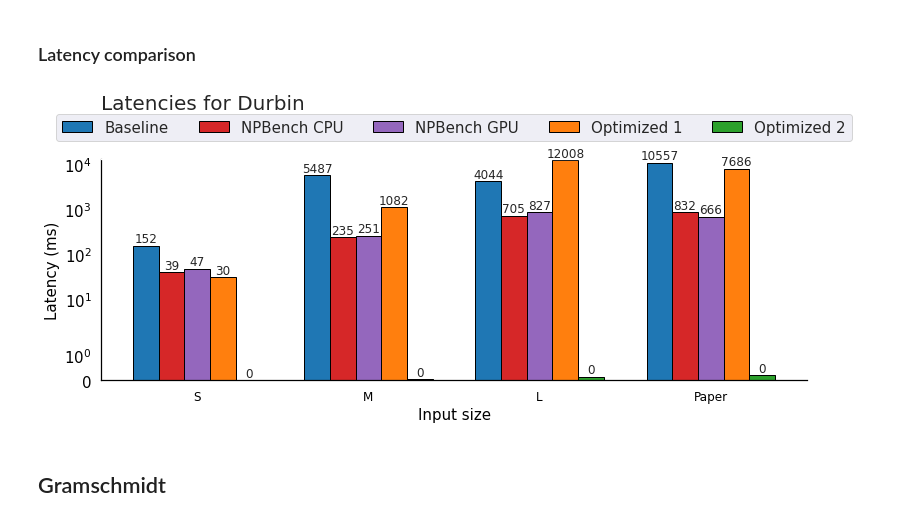
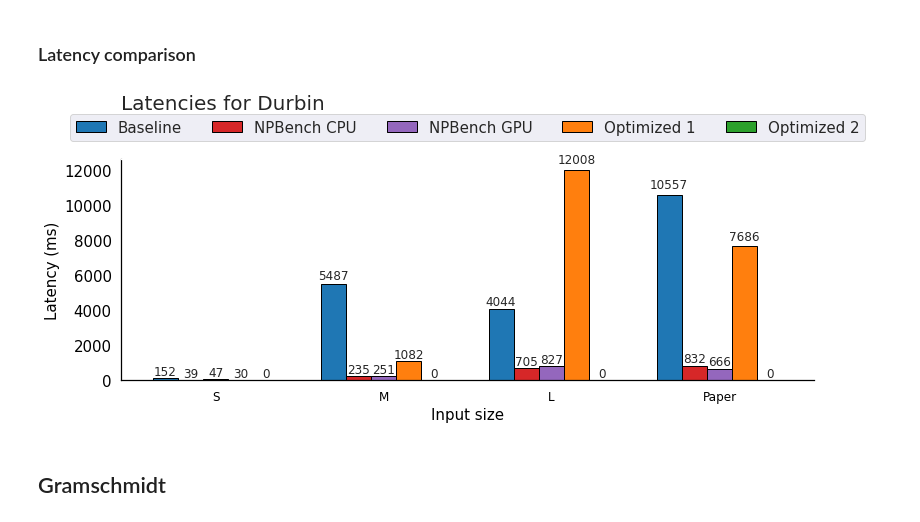
Before and after one commit to fabianlandwehr1/DPHPC-Project, a Jupyter notebook: graphs/DPHPC Graphs.ipynb, the cells around one changed output. Cells and saved outputs as stored; diff of their text form; code cells hidden in the pictures.

```diff
--- a/graphs/DPHPC Graphs.ipynb
+++ b/graphs/DPHPC Graphs.ipynb
@@ -418,35 +420,35 @@ def autolabel(rects):
                 ha='center', va='bottom')
 
 autolabel(rects1)
 autolabel(rects2)
 autolabel(rects3)
 autolabel(rects4)
 autolabel(rects5)
 
 ## PLOT settings #########################################################################
 
 ax1.set_title('Latencies for {}'.format(kernel_name), loc='left', pad = 50)
 ax1.set_xlabel('Input size', color='black')
 ax1.set_ylabel('Latency (ms)', color='black')
 ax1.set_xticks(input_size_xaxis_ticks)
 ax1.set_xticklabels(input_size)
 ax1.tick_params(axis='x', labelcolor='black')
 ax1.tick_params(axis='y', labelcolor='black')
 ax1.spines['bottom'].set_color('black')
 ax1.spines['left'].set_color('black')
 ax.tick_params(axis='x', colors='black')
 ax.xaxis.label.set_color('black')
 ax.yaxis.label.set_color('black')
 ax.yaxis.set_label_coords(0.25, .99999)
-ax1.set_yscale('symlog')
+ax.grid(False)
 
 plt.legend(ncol = 5, loc='upper center', bbox_to_anchor=(0.5, 1.24))
 plt.tight_layout() #Cuts waste white space
 plt.savefig('./{}_latency.png'.format(kernel_name),
             facecolor=fig.get_facecolor(),bbox_inches="tight", edgecolor='None',dpi=500)
 plt.show()
 # %% [output]
-[figure, old version]
+[figure, new version]
 # %% [markdown]
 ## Gramschmidt
 # %% [markdown]
```
Also changed, not shown: parts of 10 cells of this notebook, 6 other files.
